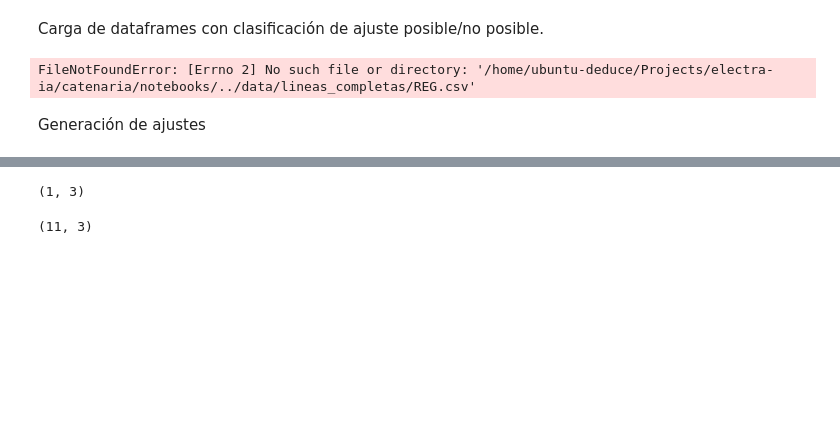
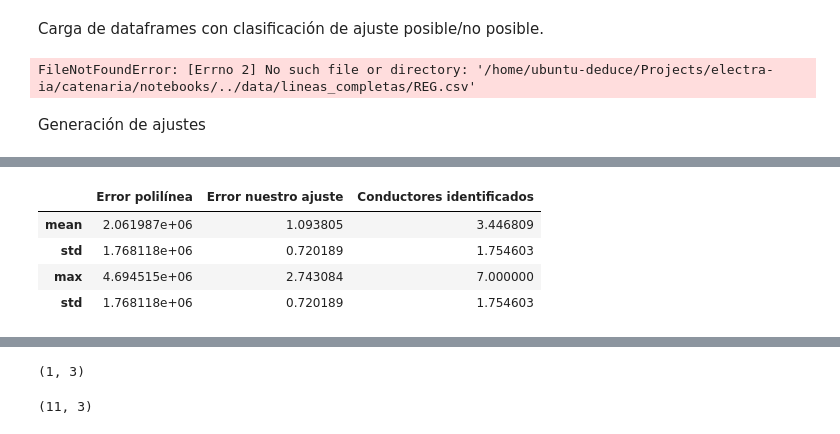
Before and after one commit to DeduceDS/CATENARIA, a Jupyter notebook: catenaria/notebooks/REG-VDI-XIN-FitValid_crucetas.ipynb, the cells around one changed output, grey strips where cells are left out. Drawn from its saved outputs; the diff is of its cells as text; code cells hidden in the pictures; blank space fills up the shorter version.

```diff
--- a/catenaria/notebooks/REG-VDI-XIN-FitValid_crucetas.ipynb
+++ b/catenaria/notebooks/REG-VDI-XIN-FitValid_crucetas.ipynb
@@ -130,3 +317,11 @@ puntuaciones_df
+# %%
+puntuaciones_df.describe().loc[["mean", "std", "max", "std"],:]
+# %% [output]
+|  | Error polilínea | Error nuestro ajuste | Conductores identificados |
+| mean | 2.061987e+06 | 1.093805 | 3.446809 |
+| std | 1.768118e+06 | 0.720189 | 1.754603 |
+| max | 4.694515e+06 | 2.743084 | 7.000000 |
+| std | 1.768118e+06 | 0.720189 | 1.754603 |
 # %%
 # %% [output]
 |  | Reconstrucción | Flag | Error polilínea | Error nuestro ajuste | Continuidad | Conductores identificados | ... |
```
Also changed, not shown: parts of 6 cells of this notebook, 5 other files.
